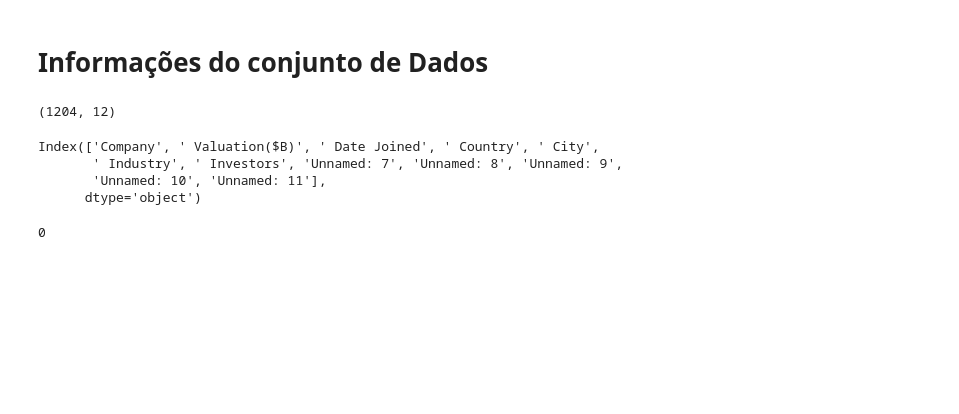
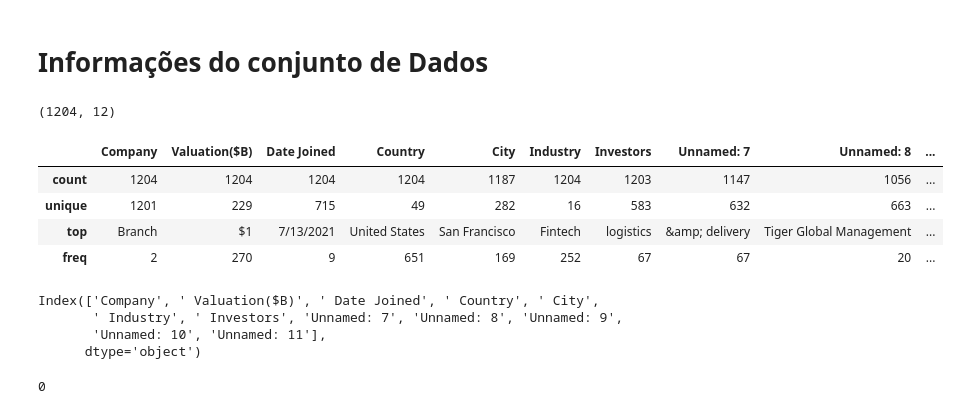
Before and after one commit to LerinaMM/unicorn_data_analysis, a Jupyter notebook: Unicorn_analysis.ipynb, the cells around one changed output. Saved outputs shown, nothing was run; the diff lists cells and outputs as text; code cells hidden in the pictures; blank space fills up the shorter version.

```diff
--- a/Unicorn_analysis.ipynb
+++ b/Unicorn_analysis.ipynb
@@ -51,6 +51,14 @@ Dados.tail()
 Dados.shape
 # %% [output]
 (1204, 12)
+# %%
+Dados.describe()
+# %% [output]
+|  | Company | Valuation($B) | Date Joined | Country | City | Industry | Investors | Unnamed: 7 | Unnamed: 8 | ... |
+| count | 1204 | 1204 | 1204 | 1204 | 1187 | 1204 | 1203 | 1147 | 1056 | ... |
+| unique | 1201 | 229 | 715 | 49 | 282 | 16 | 583 | 632 | 663 | ... |
+| top | Branch | $1 | 7/13/2021 | United States | San Francisco | Fintech | logistics | &amp; delivery | Tiger Global Management | ... |
+| freq | 2 | 270 | 9 | 651 | 169 | 252 | 67 | 67 | 20 | ... |
 # %%
 #Nome das colunas disponíveis
 
```
Also changed, not shown: parts of 3 cells of this notebook.
